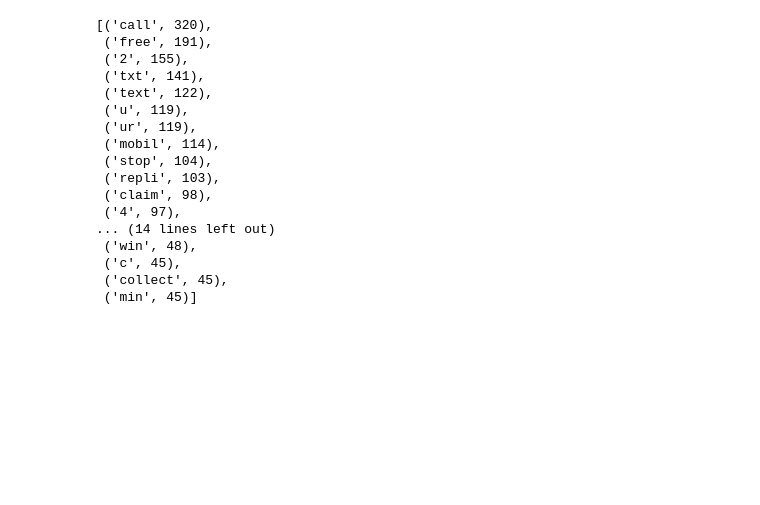
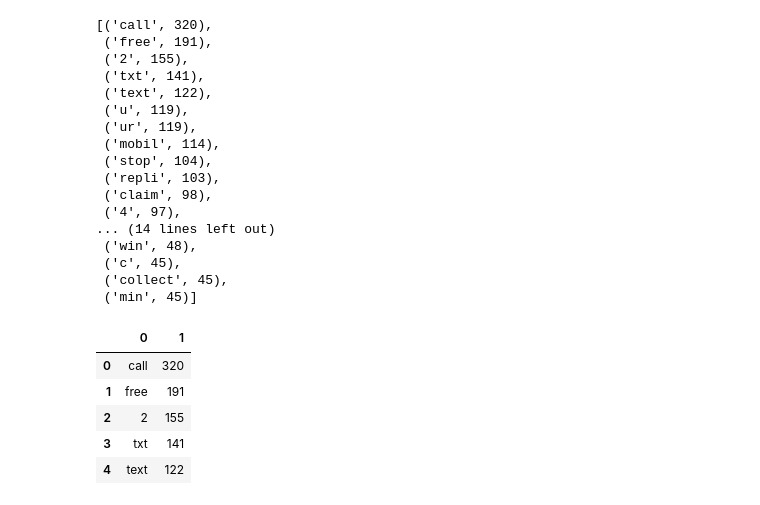
Before and after one commit to Soham2402/Spam_SMS-Email_Classifier, a Jupyter notebook: Email sms classifier.ipynb, the cells around one changed output. Saved outputs shown, nothing was run; the diff lists cells and outputs as text; code cells hidden in the pictures; blank space fills up the shorter version.

```diff
--- a/Email sms classifier.ipynb
+++ b/Email sms classifier.ipynb
@@ -457,3 +457,12 @@ Counter(spam_corpus).most_common(30)
  ('min', 45)]
 # %%
 common_spam_words = pd.DataFrame(Counter(spam_corpus).most_common(30))
+# %%
+common_spam_words.head()
+# %% [output]
+|  | 0 | 1 |
+| 0 | call | 320 |
+| 1 | free | 191 |
+| 2 | 2 | 155 |
+| 3 | txt | 141 |
+| 4 | text | 122 |
```
Also changed, not shown: parts of 4 cells of this notebook.
